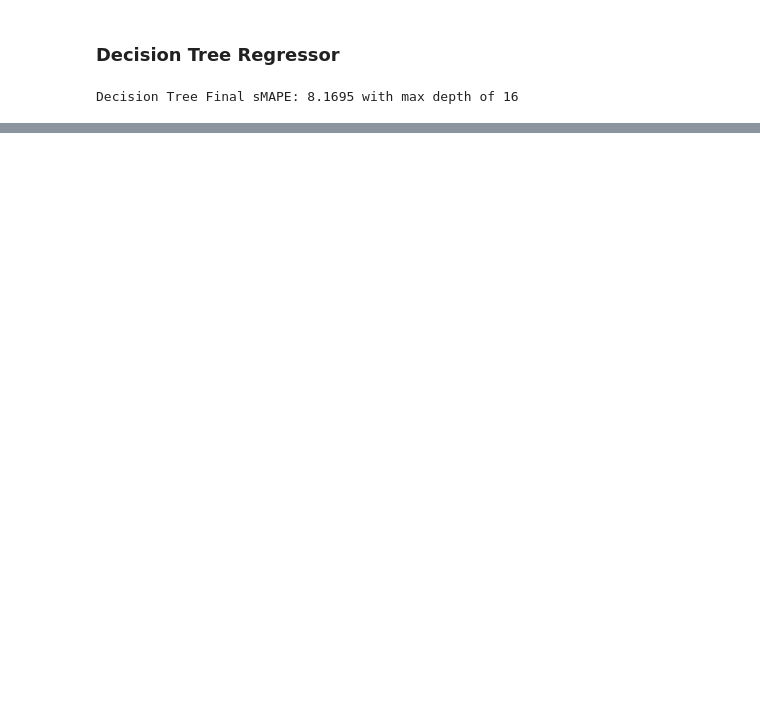
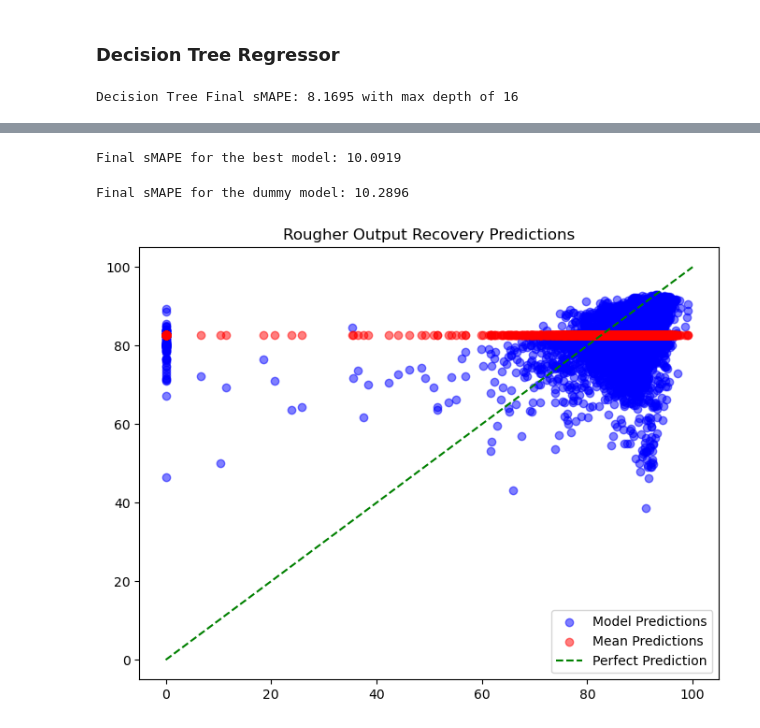
Before and after one commit to IMMontoya/Machine-Learning-Model-for-Efficiency-in-Gold-Mining, a Jupyter notebook: notebook.ipynb, the cells around one changed output, grey strips where cells are left out. Saved outputs shown, nothing was run; the diff lists cells and outputs as text; code cells hidden in the pictures; blank space fills up the shorter version.

```diff
--- a/notebook.ipynb
+++ b/notebook.ipynb
@@ -471,6 +473,11 @@ X_train = data_train.drop(target_cols, axis=1)
 y_train = data_train[target_cols]
 
 # Feature scaling will be done within the cross-validation pipeline for model training
+# %%
+if input("input 'y' to train models, any other input will use hard coded values to avoid the lengthy process of training the decision trees and random forests (sMAPE values stored up to the 4th decimal point)") == 'y':
+    train_models = True
+else:
+    train_models = False
 # %% [markdown]
 ### sMAPE Functions
 # %%
@@ -599,0 +653,60 @@ Decision Tree Final sMAPE: 8.1695 with max depth of 16
+# %%
+# Prepare the test data for prediction
+X_test = data_test.drop(target_cols, axis=1)
+y_test = data_test[target_cols]
+# %%
+# Create a pipeline with the best Random Forest Regressor
+pipeline = Pipeline([
+    ('scaler', StandardScaler()),
+    ('model', RandomForestRegressor(max_depth=random_forest_depth, n_estimators=random_forest_estimators, random_state=state))
+])
+
+# Fit the pipeline to the training data
+pipeline.fit(X_train, y_train)
+# Predict the target values
+y_pred = pipeline.predict(X_test)
+
+# Calculate the final sMAPE
+best_model_smape = final_smape(y_test, y_pred)
+
+
+print(f'Final sMAPE for the best model: {best_model_smape:.4f}')
+# %% [output]
+Final sMAPE for the best model: 10.0919
+# %%
+# Create a dummy regressor for comparison
+
+dummy_pipeline = Pipeline([
+    ('scaler', StandardScaler()),
+    ('model', DummyRegressor(strategy='mean'))
+])
+
+# Fit the pipeline to the training data
+dummy_pipeline.fit(X_train, y_train)
+# Predict the target values
+dummy_y_pred = dummy_pipeline.predict(X_test)
+
+# Calculate the final sMAPE
+dummy_smape = final_smape(y_test, dummy_y_pred)
+
+print(f'Final sMAPE for the dummy model: {dummy_smape:.4f}')
+# %% [output]
+Final sMAPE for the dummy model: 10.2896
+# %%
+# Plot the predictions for the rougher.output.recovery column
+plt.figure(figsize=(8, 6))
+# Plot the predicted values for the rougher.output.recovery column
+plt.scatter(y_test.iloc[:, 0], y_pred[:, 0], alpha=0.5, color='blue')
+# Plot the DummyRegressor predictions
+plt.scatter(y_test.iloc[:, 0], dummy_y_pred[:, 0], alpha=0.5, color='red')
+
+# Plot the line of perfect predictions
+plt.plot([0, 100], [0, 100], color='green', linestyle='--')
+
+plt.title('Rougher Output Recovery Predictions')
+plt.legend([ 'Model Predictions', 'Mean Predictions', 'Perfect Prediction'], loc='lower right')
+
+
+plt.show()
+# %% [output]
+[figure, added]
```
Also changed, not shown: parts of 14 cells of this notebook.
